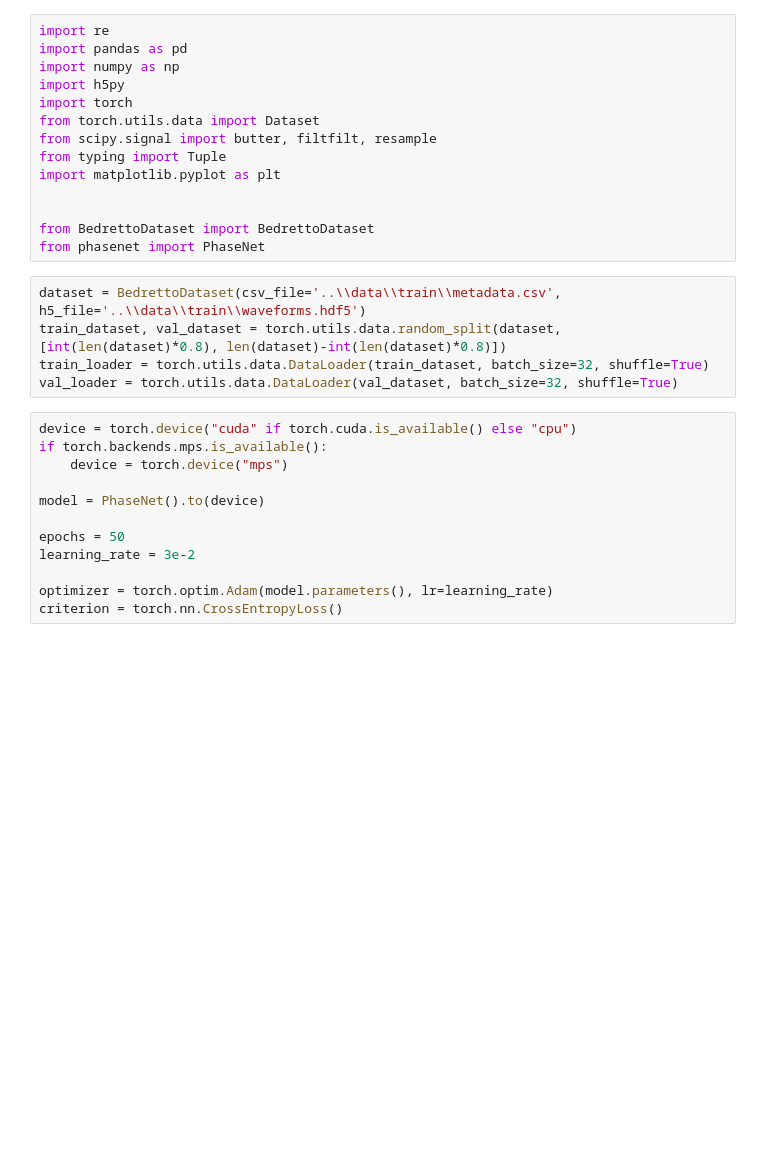
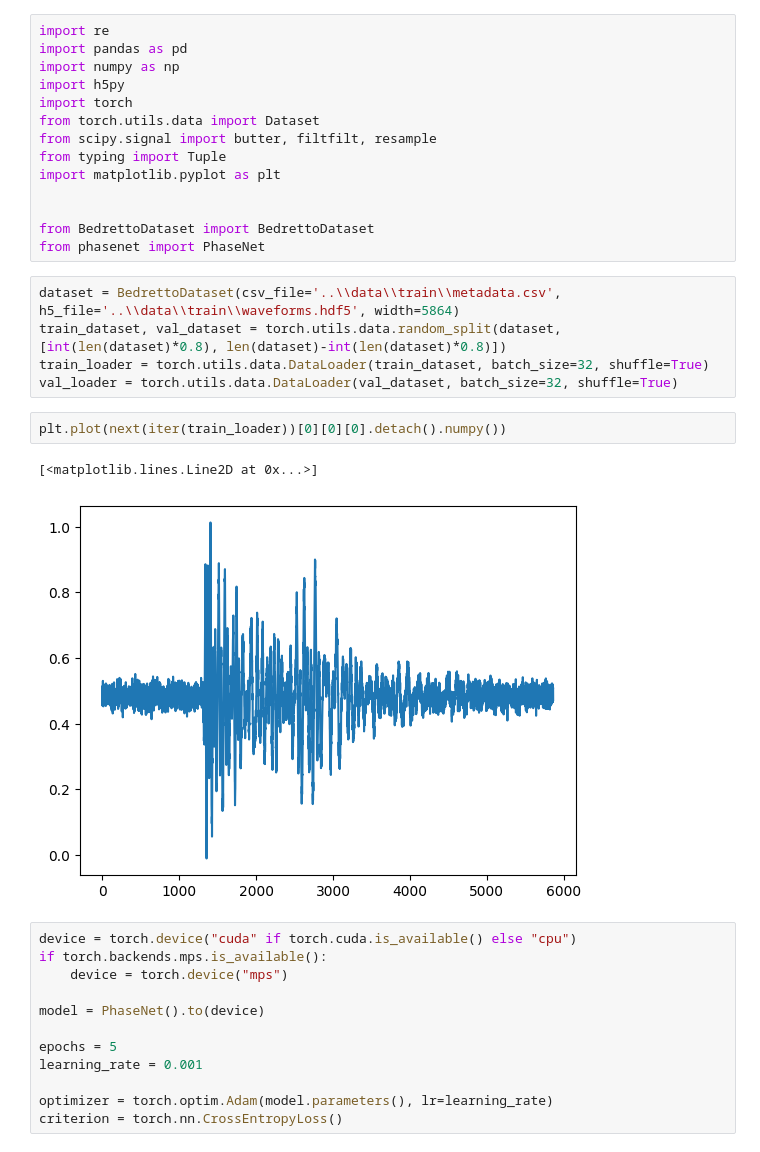
Before and after one commit to kerimoglutolga/earthquake-monitoring, a Jupyter notebook: classification/TrainBedretto.ipynb, the cells around one changed output. Cells and saved outputs as stored; diff of their text form; blank space fills up the shorter version.

```diff
--- a/classification/TrainBedretto.ipynb
+++ b/classification/TrainBedretto.ipynb
@@ -13,10 +13,15 @@ import matplotlib.pyplot as plt
 from BedrettoDataset import BedrettoDataset
 from phasenet import PhaseNet
 # %%
-dataset = BedrettoDataset(csv_file='..\\data\\train\\metadata.csv', h5_file='..\\data\\train\\waveforms.hdf5')
+dataset = BedrettoDataset(csv_file='..\\data\\train\\metadata.csv', h5_file='..\\data\\train\\waveforms.hdf5', width=5864)
 train_dataset, val_dataset = torch.utils.data.random_split(dataset, [int(len(dataset)*0.8), len(dataset)-int(len(dataset)*0.8)])
 train_loader = torch.utils.data.DataLoader(train_dataset, batch_size=32, shuffle=True)
 val_loader = torch.utils.data.DataLoader(val_dataset, batch_size=32, shuffle=True)
+# %%
+plt.plot(next(iter(train_loader))[0][0][0].detach().numpy())
+# %% [output]
+[<matplotlib.lines.Line2D at 0x...>]
+[figure, added]
 # %%
 device = torch.device("cuda" if torch.cuda.is_available() else "cpu")
 if torch.backends.mps.is_available():
@@ -24,8 +29,8 @@ if torch.backends.mps.is_available():
 
 model = PhaseNet().to(device)
 
-epochs = 50
-learning_rate = 3e-2
+epochs = 5
+learning_rate = 0.001
 
 optimizer = torch.optim.Adam(model.parameters(), lr=learning_rate)
 criterion = torch.nn.CrossEntropyLoss()
```
Also changed, not shown: parts of 2 cells of this notebook, 2 other files.
